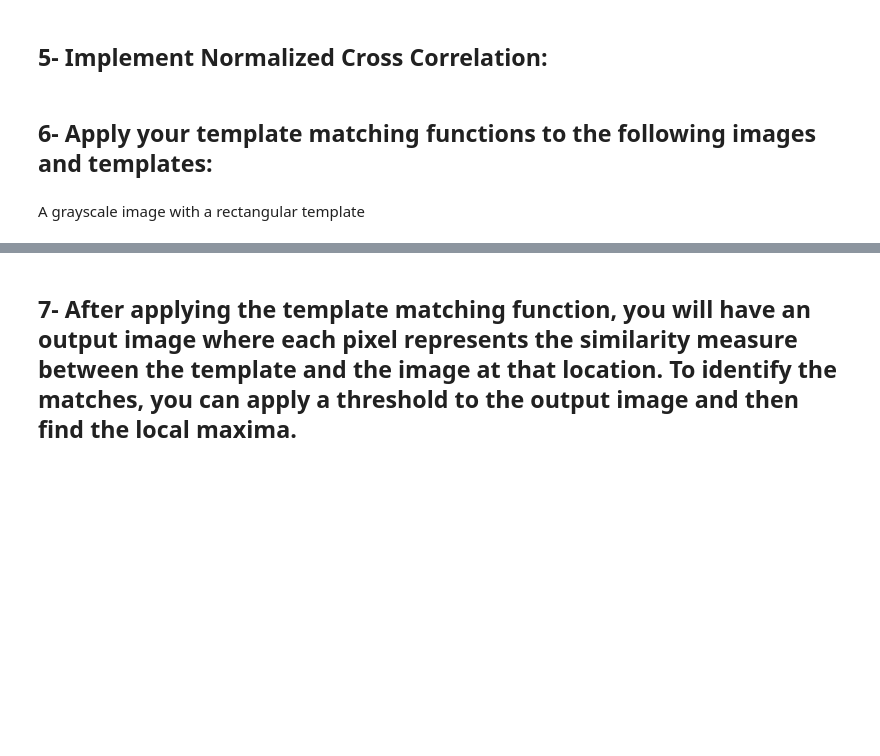
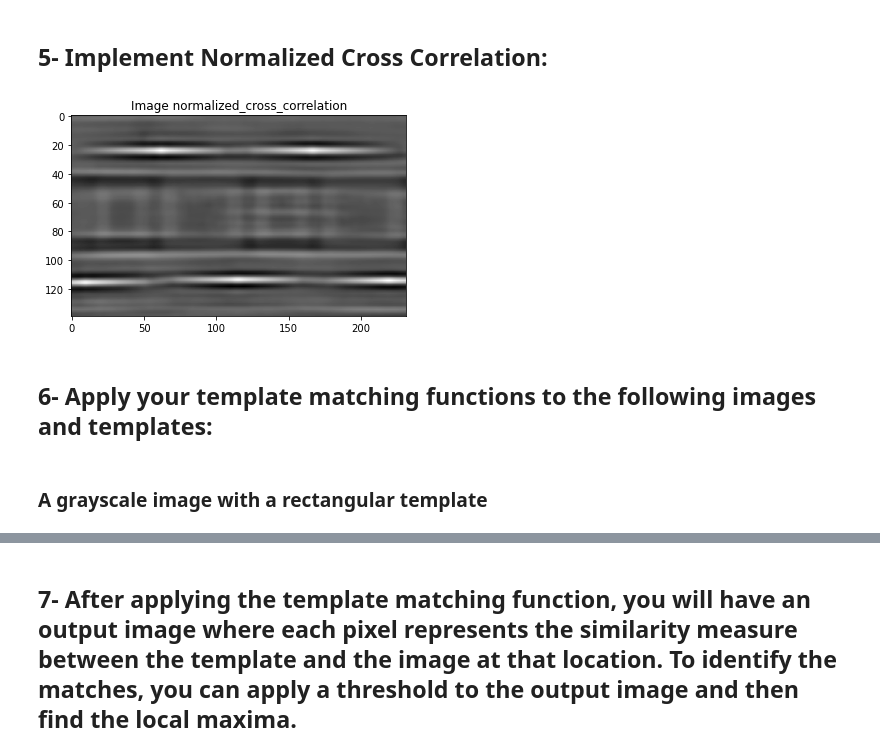
Before and after one commit to kemaldemirel1999/template-matching-and-gaussian-prefiltering, a Jupyter notebook: soru2.ipynb, the cells around one changed output, grey strips where cells are left out. Drawn from its saved outputs; the diff is of its cells as text; code cells hidden in the pictures; blank space fills up the shorter version.

```diff
--- a/soru2.ipynb
+++ b/soru2.ipynb
@@ -91,4 +97,27 @@ def normalized_cross_correlation(image, template):
+# %%
+def normalized_cross_correlation(image, template):
+    img_h, img_w = image.shape
+    tpl_h, tpl_w = template.shape
+    tpl_mean = np.mean(template)
+    img_mean = np.mean(image)
+    tpl_std = np.std(template)
+    img_std = np.std(image)
+    ncc = np.zeros((img_h - tpl_h + 1, img_w - tpl_w + 1))
+    for y in range(ncc.shape[0]):
+        for x in range(ncc.shape[1]):
+            img_patch = image[y:y+tpl_h, x:x+tpl_w]
+            numerator = np.sum((template - tpl_mean) * (img_patch - img_mean))
+            denominator = tpl_std * img_std * tpl_w * tpl_h
+            ncc[y, x] = numerator / denominator
+    return ncc
+# %%
+result_normalized_cross_correlation = normalized_cross_correlation(gray_scale_image, template)
+plt.imshow(result_normalized_cross_correlation, cmap='gray')
+plt.title("Image normalized_cross_correlation")
+plt.show()
+# %% [output]
+[figure, added]
 # %% [markdown]
 ## 6- Apply your template matching functions to the following images and templates:
 # %% [markdown]
-A grayscale image with a rectangular template
+### A grayscale image with a rectangular template
```
Also changed, not shown: parts of 28 cells of this notebook, 1 other file.
